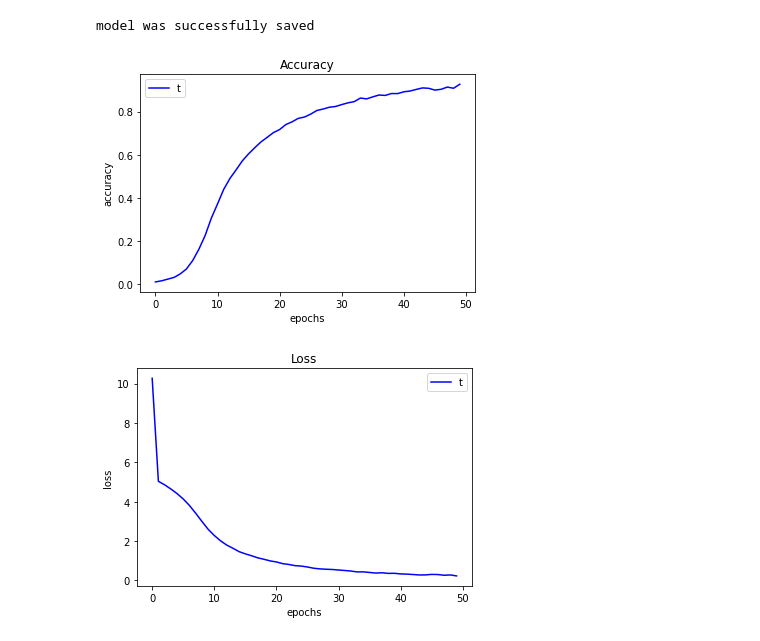
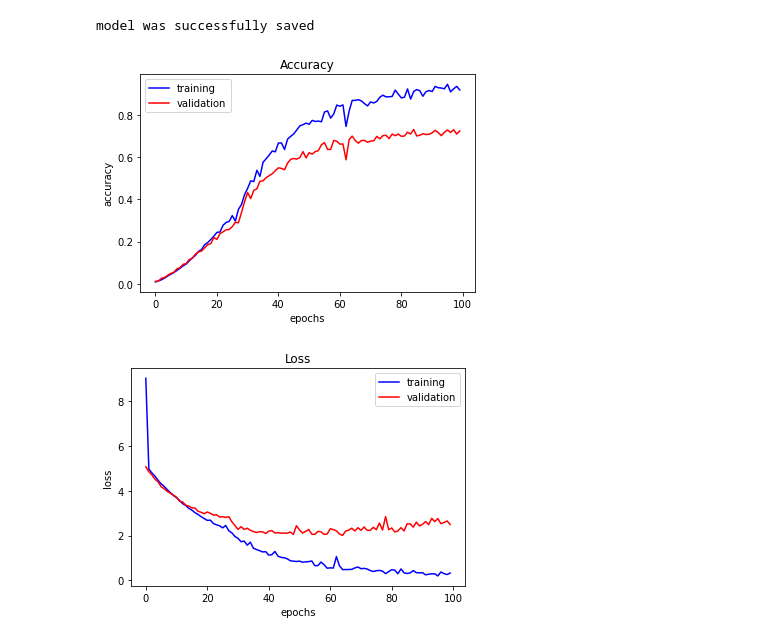
Before and after one commit to ankur-arch/Compound-Test, a Jupyter notebook: trainer.ipynb, the cells around one changed output. Saved outputs shown, nothing was run; the diff lists cells and outputs as text; code cells hidden in the pictures.

Commit message:
Added train and validation loss metrics

```diff
--- a/trainer.ipynb
+++ b/trainer.ipynb
@@ -208,4 +240,22 @@ net = net.to(DEVICE)
 criterion = criterion.to(DEVICE)
 # %%
 from tqdm import tqdm
+# %%
+def validate(ValidationLoader):
+    total_val_accuracy = 0
+    total_val_loss = 0
+
+    for i, data in enumerate(ValidationLoader, 0):
+       # get the inputs; data is a list of [inputs, labels]
+        inputs, labels = data
+        inputs = inputs.to(DEVICE)
+        labels = labels.to(DEVICE)
+        # forward + backward + optimize
+        outputs = net(inputs)
+        loss = criterion(outputs, labels)
+        total_val_loss += loss
+        val_accuracy = accuracy_finder(predictions=outputs, labels=labels)
+        total_val_accuracy = total_val_accuracy + val_accuracy
+
+    return (total_val_loss/len(ValidationLoader), total_val_accuracy/len(ValidationLoader))
 # %%
@@ -268,0 +327,7 @@ epoch : 12/50, loss = 2.01319575, acc = 0.43973845
+# %%
+PATH = "./models"
+MODEL_NAME = "custom_resnet_50"
+MODEL_NAME_PATH = "{}/{}_minimum_validation_loss.pth".format(PATH,MODEL_NAME)
+OPTIM_MODEL_NAME_PATH = "{}/{}_minimum_validation_loss.pth".format(PATH,MODEL_NAME)
+# %%
+t_acc, t_loss, v_acc, v_loss, min_val_loss, min_val_loss_epoch = training(100, TRAINING_LOADER = TRAINING_LOADER , VALIDATION_LOADER = VALIDATION_LOADER, OPTIM_MODEL_NAME=OPTIM_MODEL_NAME_PATH)
@@ -276,21 +354,25 @@ model was successfully saved
 # %%
 import matplotlib.pyplot as plt
 # %%
-def result_plot(t_value,title,ylabel):
+def result_plot(t_value,v_value,title,ylabel):
     result = []
-    for item in t_value:
+    result_v = []
+    for item, item_v in zip(t_value, v_value):
         result.append(item.cpu())
+        result_v.append(item_v.cpu())
     plt.plot(result,'b')
+    plt.plot(result_v,'r')
+
     plt.title(title)
-    plt.legend("training")
+    plt.legend(["training","validation"])
     plt.xlabel("epochs")
     plt.ylabel(ylabel)
     plt.show()
 # %%
-result_plot(t_value=t_acc, title="Accuracy", ylabel="accuracy")
+result_plot(t_value=t_acc,v_value=v_acc,title="Accuracy", ylabel="accuracy")
 # %% [output]
-[figure, old version]
+[figure, new version]
 # %%
-result_plot(t_value=t_loss, title="Loss", ylabel="loss")
+result_plot(t_value=t_loss,v_value=v_loss, title="Loss", ylabel="loss")
 # %% [output]
-[figure, old version]
+[figure, new version]
```
Also changed, not shown: parts of 18 cells of this notebook.
